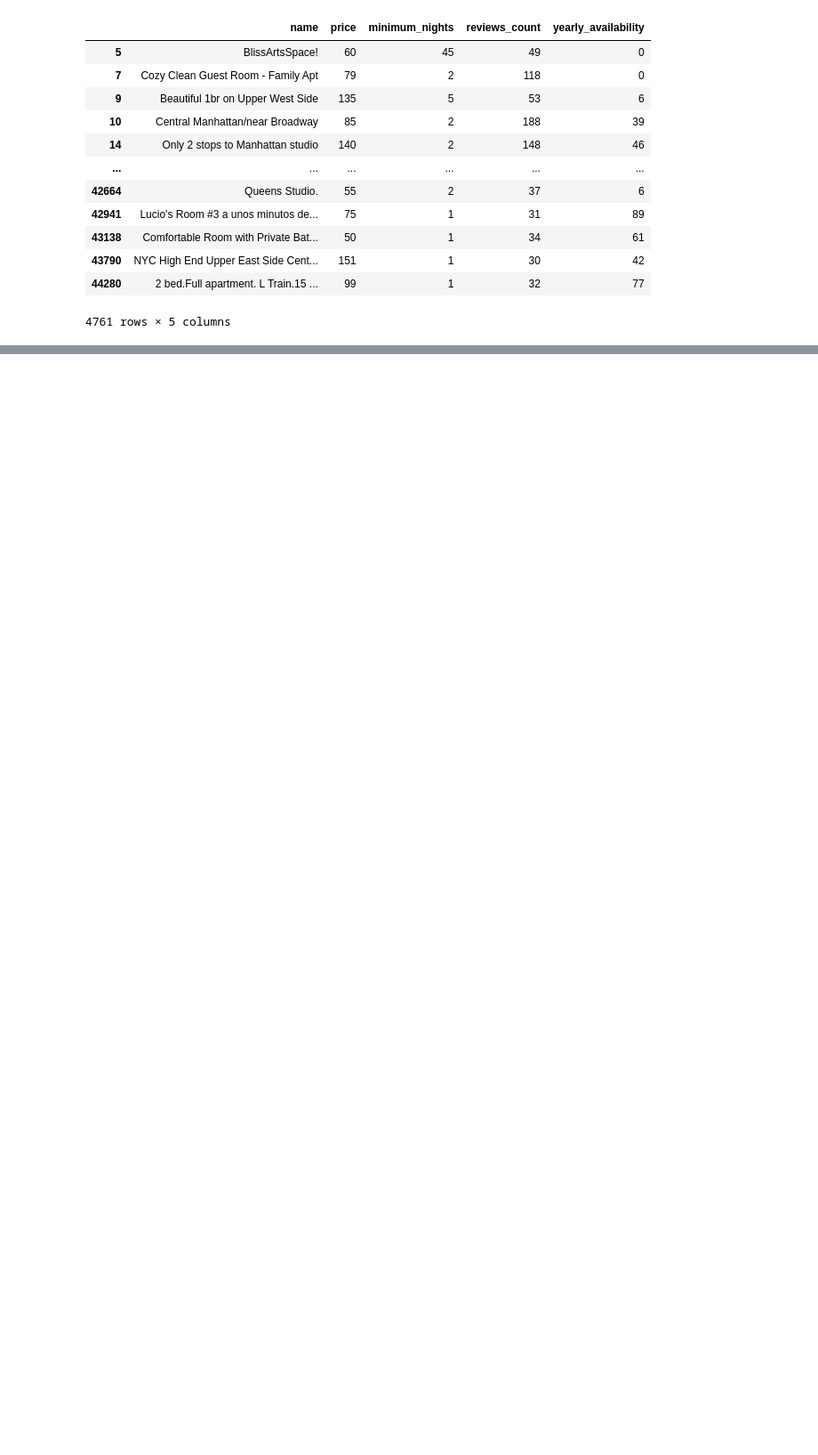
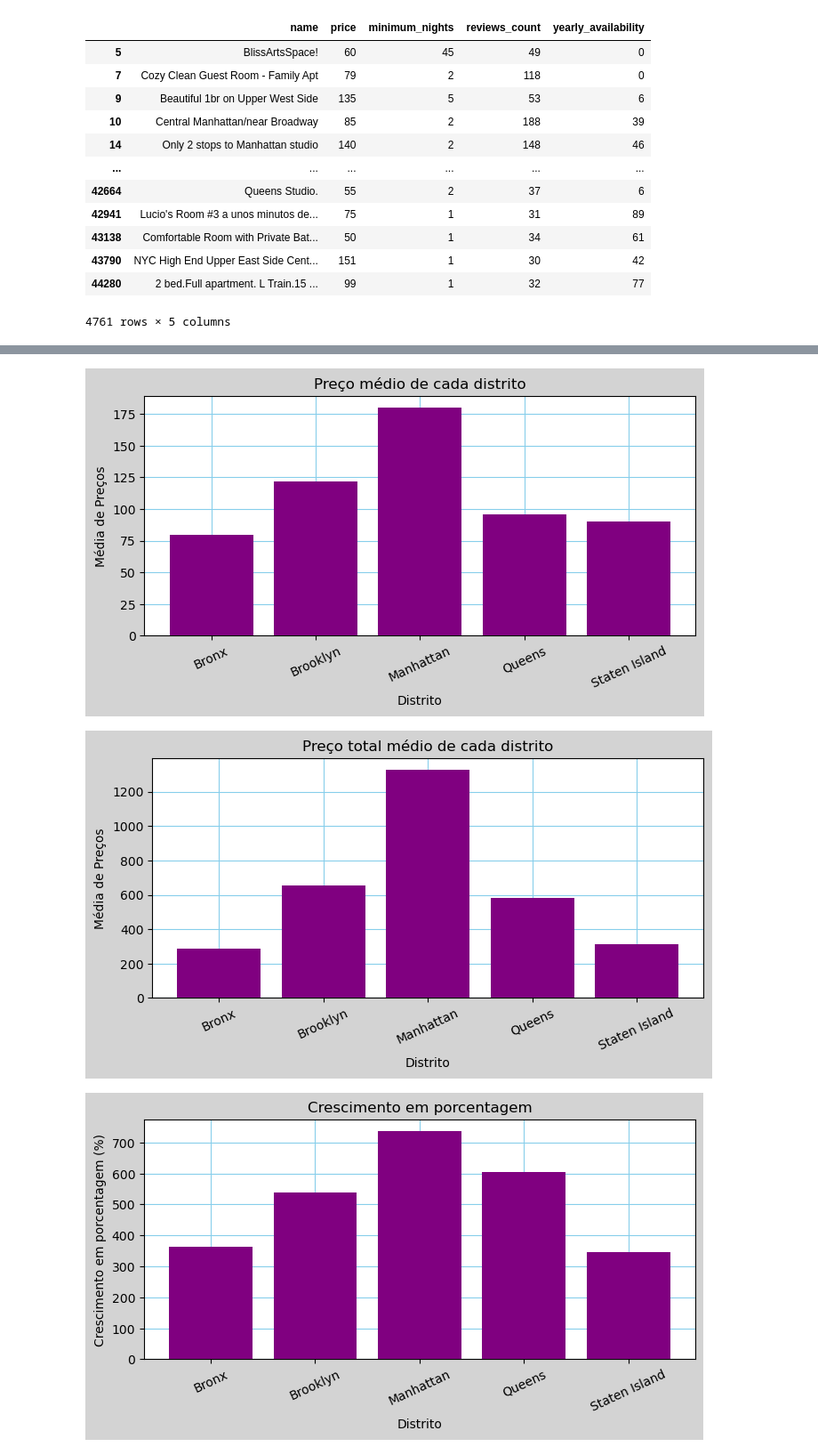
Before and after one commit to gustavobastos1998/New-York-Rent-Prediction, a Jupyter notebook: notebook/lighthouse-notebook-teste.ipynb, the cells around one changed output, grey strips where cells are left out. Shown: that part at 89% size. Cells and saved outputs as stored; diff of their text form; code cells hidden in the pictures; blank space fills up the shorter version.

Commit message:
criação da função plot_bar_specific e continuação da análise de dados, formulando a célula 5.2 tratando de analisar preço de diárias em relação aos distritos de NY

```diff
--- a/notebook/lighthouse-notebook-teste.ipynb
+++ b/notebook/lighthouse-notebook-teste.ipynb
@@ -155,0 +267,27 @@ Percentual de outliers superior: 6.20%
+# %%
+# calcular preço médio da diária e agrupar por distrito
+df_preco_medio_por_distrito = data_frame.groupby('district')['price'].mean()
+
+# chamada da função para a plotagem do gráfico de barras com as especificações do canvas
+plot_bar_specific(df_preco_medio_por_distrito, 'Distrito', 'Média de Preços', 'Preço médio de cada distrito')
+
+# calcular preço total médio e agrupar por distrito
+df_preco_total_medio_por_distrito = data_frame.groupby('district')['total_price'].mean()
+
+# chamada da função para a plotagem do gráfico de barras com as especificações do canvas
+plot_bar_specific(df_preco_total_medio_por_distrito, 'Distrito', 'Média de Preços', 'Preço total médio de cada distrito')
+
+# valores das médias armazenadas em arrays para calcular o crescimento percentual entre as duas
+medias_por_distrito = df_preco_medio_por_distrito.values
+medias_reais_por_distrito = df_preco_total_medio_por_distrito.values
+
+# cálculo do percentual de crescimento preço_total/preço_diaria
+for i in range(len(medias_reais_por_distrito)):
+    percentual_crescimento = (medias_reais_por_distrito/medias_por_distrito)*100
+
+# chamda da função para o caso específico com a utilização de kwargs
+plot_bar_specific(df_preco_total_medio_por_distrito, 'Distrito', 'Crescimento em porcentagem (%)', 'Crescimento em porcentagem', values=percentual_crescimento)
+# %% [output]
+[figure, added]
+[figure, added]
+[figure, added]
```
Also changed, not shown: parts of 2 cells of this notebook.
